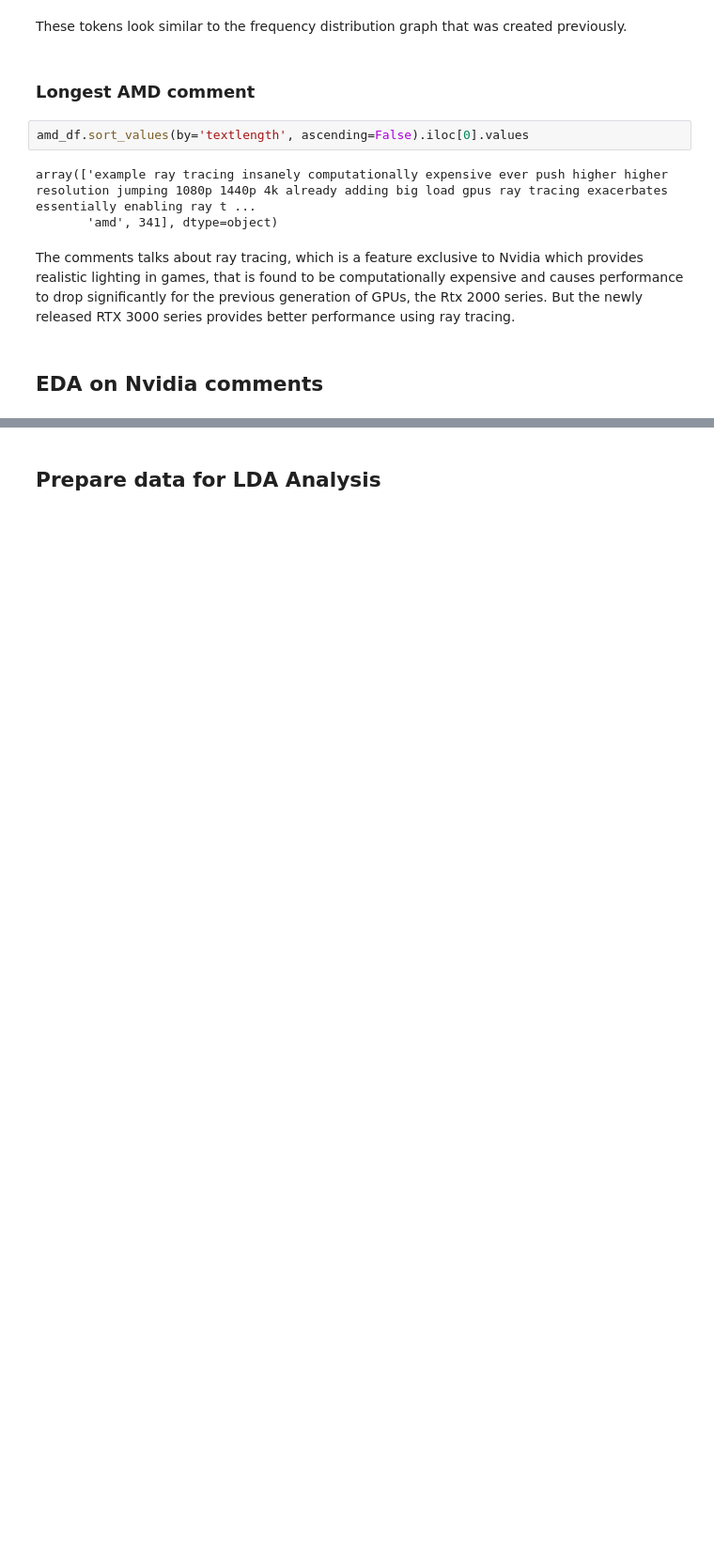
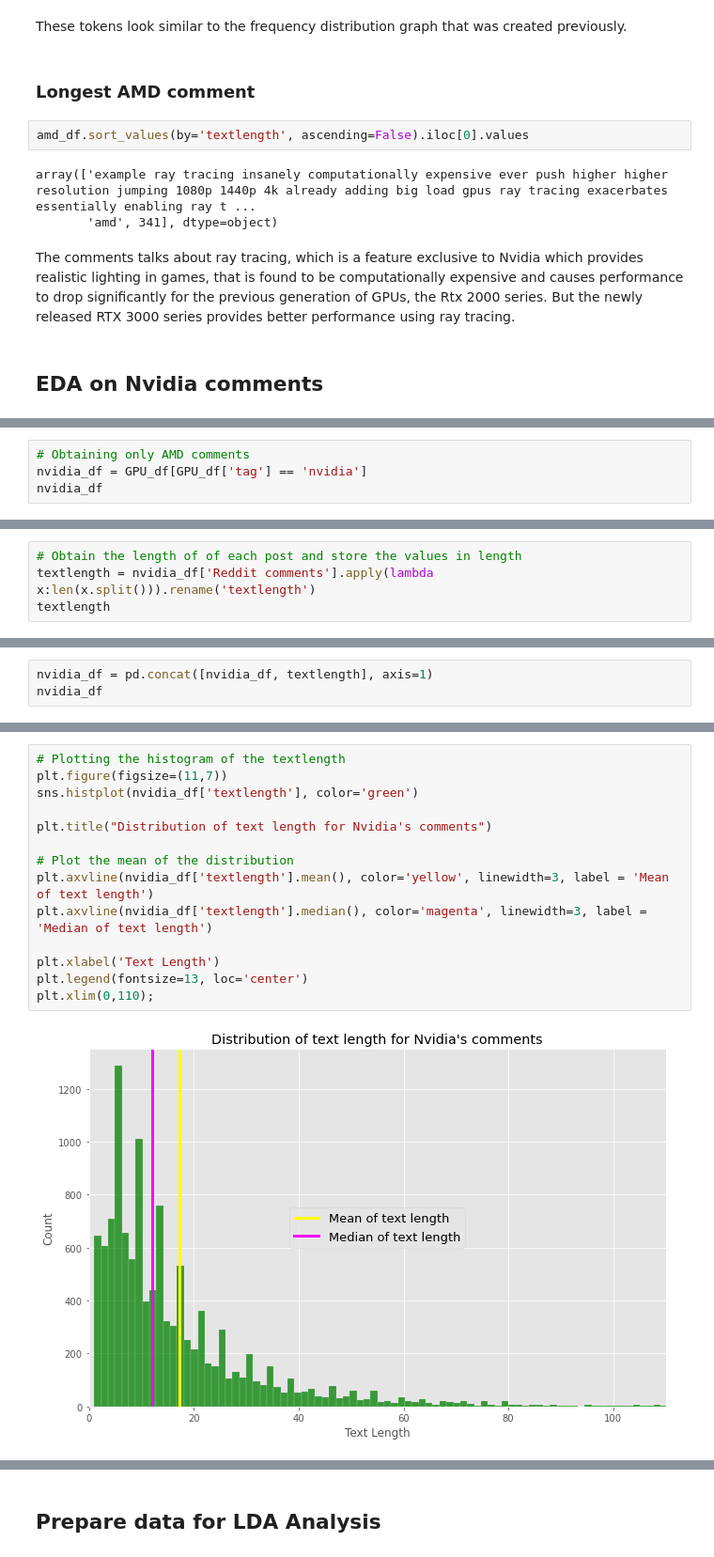
Before and after one commit to kumereshN/dsiprojects, a Jupyter notebook: capstone/01_Capstone_Data_Extraction_Reddit.ipynb, the cells around one changed output, grey strips where cells are left out. Shown at 94% size. Drawn from its saved outputs; the diff is of its cells as text; blank space fills up the shorter version.

```diff
--- a/capstone/01_Capstone_Data_Extraction_Reddit.ipynb
+++ b/capstone/01_Capstone_Data_Extraction_Reddit.ipynb
@@ -608,0 +607,4 @@ Based on the word cloud, it seems that consumers are mostly satisfied with their
+# %%
+# Obtaining only AMD comments
+nvidia_df = GPU_df[GPU_df['tag'] == 'nvidia']
+nvidia_df
@@ -608,0 +627,4 @@ Based on the word cloud, it seems that consumers are mostly satisfied with their
+# %%
+# Obtain the length of of each post and store the values in length
+textlength = nvidia_df['Reddit comments'].apply(lambda x:len(x.split())).rename('textlength')
+textlength
@@ -608,0 +644,3 @@ Based on the word cloud, it seems that consumers are mostly satisfied with their
+# %%
+nvidia_df = pd.concat([nvidia_df, textlength], axis=1)
+nvidia_df
@@ -608,0 +661,16 @@ Based on the word cloud, it seems that consumers are mostly satisfied with their
+# %%
+# Plotting the histogram of the textlength
+plt.figure(figsize=(11,7))
+sns.histplot(nvidia_df['textlength'], color='green')
+
+plt.title("Distribution of text length for Nvidia's comments")
+
+# Plot the mean of the distribution
+plt.axvline(nvidia_df['textlength'].mean(), color='yellow', linewidth=3, label = 'Mean of text length')
+plt.axvline(nvidia_df['textlength'].median(), color='magenta', linewidth=3, label = 'Median of text length')
+
+plt.xlabel('Text Length')
+plt.legend(fontsize=13, loc='center')
+plt.xlim(0,110);
+# %% [output]
+[figure, added]
```
Also changed, not shown: parts of 33 cells of this notebook.
